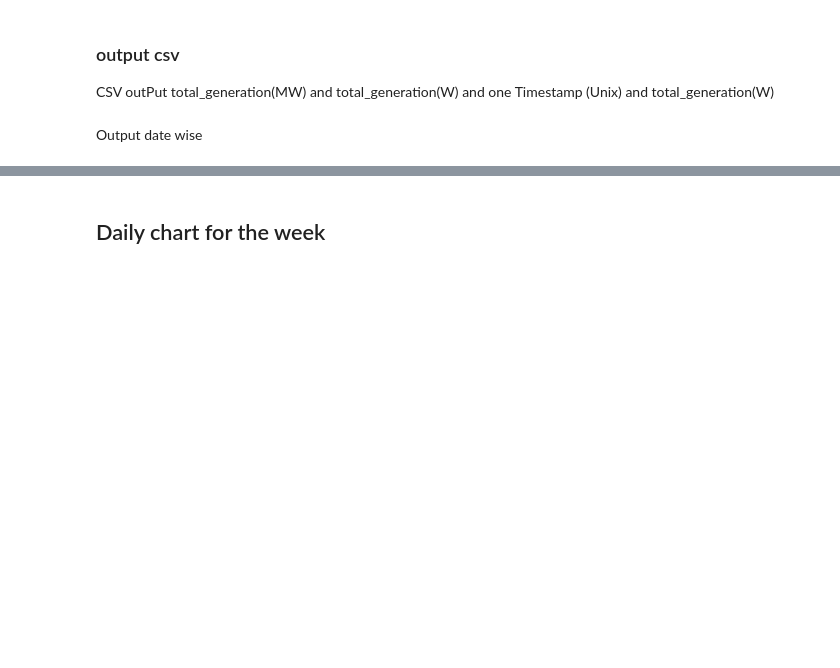
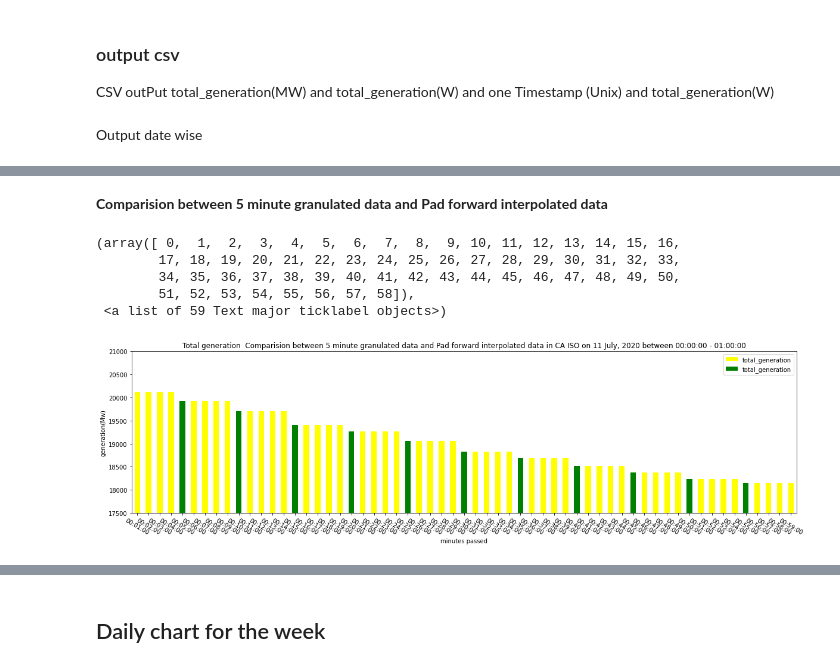
Before and after one commit to renewable-energy-experiments/carbonfootprint, a Jupyter notebook: power_generation_caiso_extrapolated.ipynb, the cells around one changed output, grey strips where cells are left out. Saved outputs shown, nothing was run; the diff lists cells and outputs as text; code cells hidden in the pictures; blank space fills up the shorter version.

```diff
--- a/power_generation_caiso_extrapolated.ipynb
+++ b/power_generation_caiso_extrapolated.ipynb
@@ -351,5 +410,6 @@ DatetimeIndex(['2020-07-06 00:00:00', '2020-07-06 00:01:00',
 # %%
-df_backwards = pd.DataFrame()
+print('Pad forward interpolated data')
+df3 = pd.DataFrame()
 
 for d in dates:
     print(d)
@@ -386,8 +446,8 @@ for d in dates:
     # remove duplicates
     dhours = dhours.drop_duplicates(keep ='first')
 
-    df_backwards = df_backwards.append(dhours)
+    df3 = df3.append(dhours)
 
-len(df_backwards)
-df_backwards.head(8)
+len(df3)
+df3.head(8)
 # %% [output]
@@ -489,0 +619,22 @@ Output date wise
+# %% [markdown]
+
+**Comparision between 5 minute granulated data and Pad forward interpolated data**
+# %%
+ax= df3_day.plot.bar( x="TIME", y=["total_generation"], figsize=(20,5), color="Yellow")
+df1_day.plot.bar(x="TIME", y=["total_generation"],ax = ax, figsize=(20,5), color="Green")
+
+ax.set_title("Total generation  Comparision between 5 minute granulated data and Pad forward interpolated data in "
+            + Region + " on "+ selectdate.strftime('%d %B, %Y')+ " between "+ starttime.strftime('%T') + " - "+ endtime.strftime('%T'))
+ax.set_ylabel("generation(Mw)")
+ax.set_xlabel("minutes passed")
+ax.set_ylim(bottom = 17500,top=21000)
+plt.xticks(rotation=-30)
+# plt.grid(True, which='both')
+# plt.minorticks_on()
+# %% [output]
+(array([ 0,  1,  2,  3,  4,  5,  6,  7,  8,  9, 10, 11, 12, 13, 14, 15, 16,
+        17, 18, 19, 20, 21, 22, 23, 24, 25, 26, 27, 28, 29, 30, 31, 32, 33,
+        34, 35, 36, 37, 38, 39, 40, 41, 42, 43, 44, 45, 46, 47, 48, 49, 50,
+        51, 52, 53, 54, 55, 56, 57, 58]),
+ <a list of 59 Text major ticklabel objects>)
+[figure, added]
```
Also changed, not shown: parts of 42 cells of this notebook.
